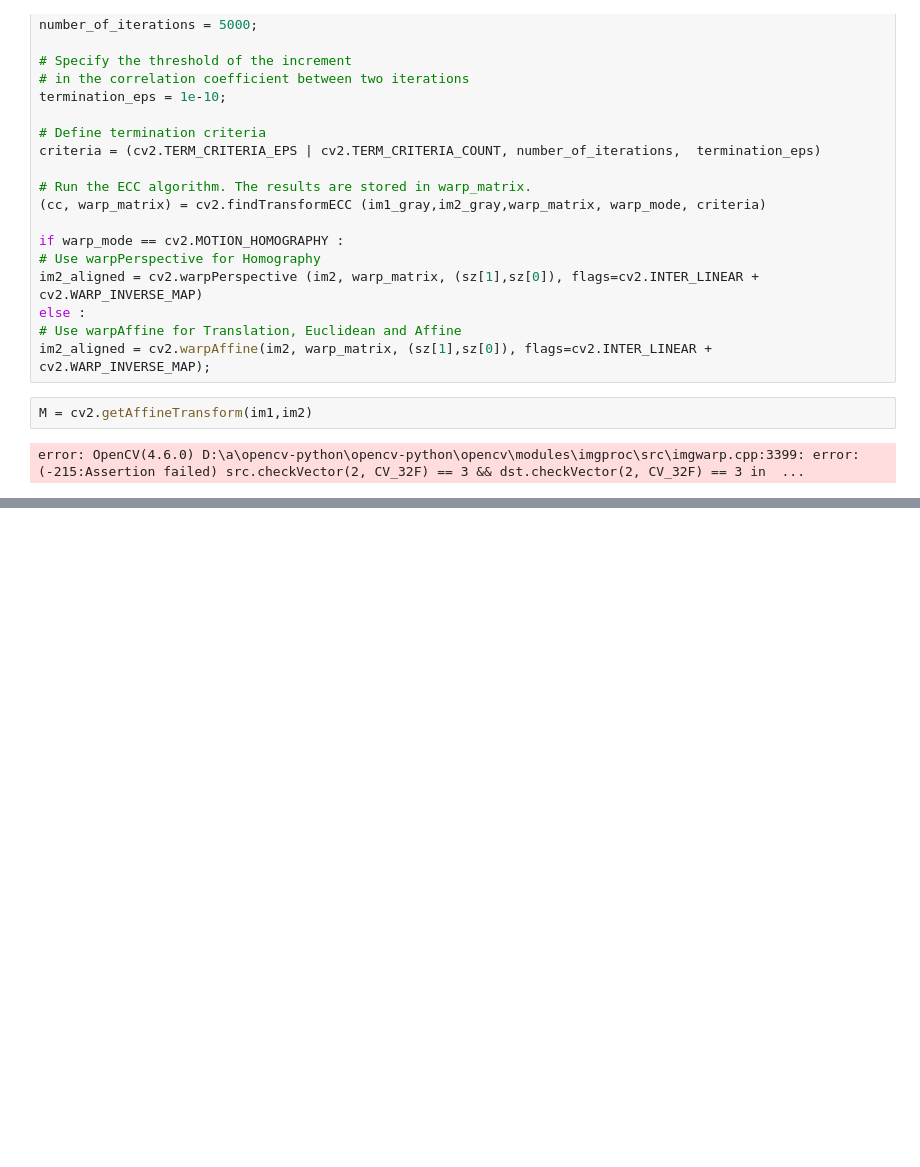
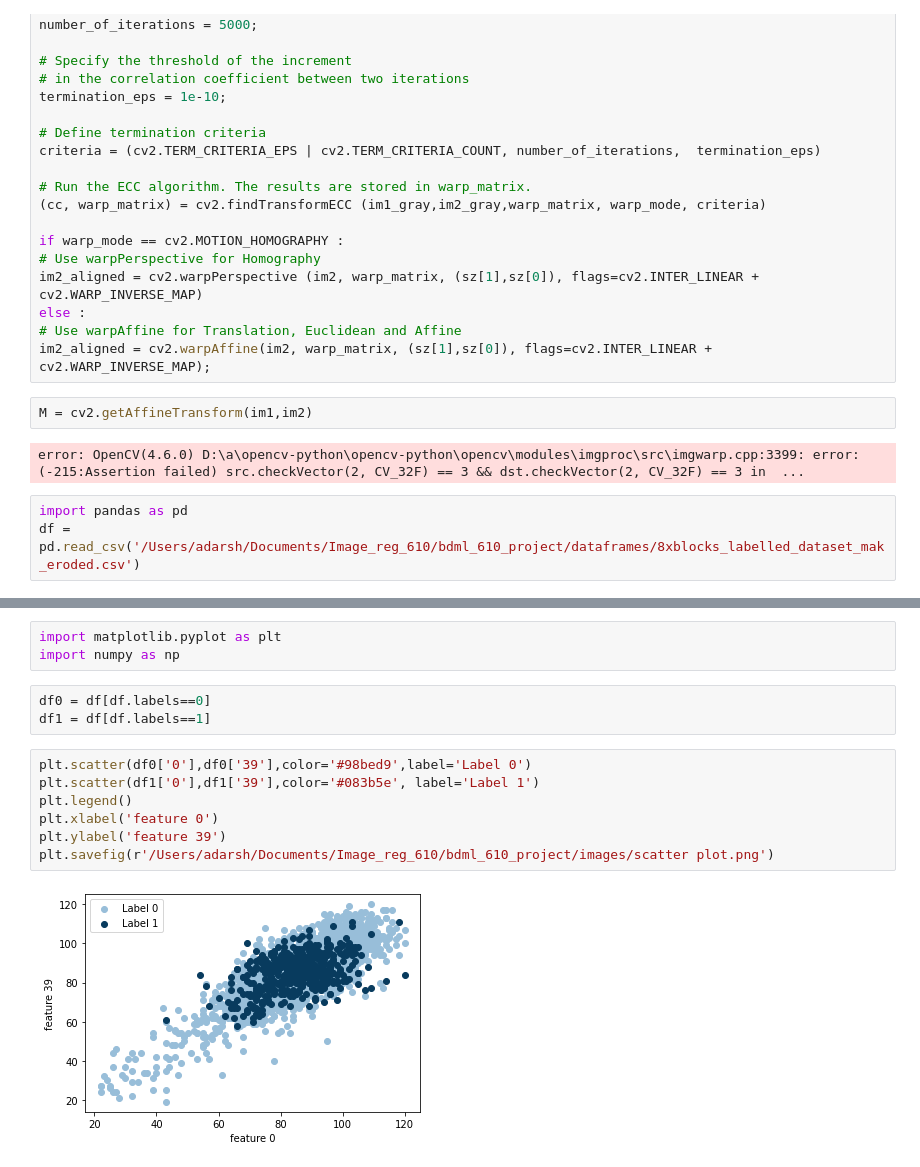
Before and after one commit to AdarshG-Uncg/bdml_610_project, a Jupyter notebook: exploration ipynb files/ex1.ipynb, the cells around one changed output, grey strips where cells are left out. Cells and saved outputs as stored; diff of their text form; blank space fills up the shorter version.

```diff
--- a/exploration ipynb files/ex1.ipynb
+++ b/exploration ipynb files/ex1.ipynb
@@ -509,3 +514,6 @@ im2_aligned = cv2.warpAffine(im2, warp_matrix, (sz[1],sz[0]), flags=cv2.INTER_LI
 M = cv2.getAffineTransform(im1,im2)
 # %% [output]
 error: OpenCV(4.6.0) D:\a\opencv-python\opencv-python\opencv\modules\imgproc\src\imgwarp.cpp:3399: error: (-215:Assertion failed) src.checkVector(2, CV_32F) == 3 && dst.checkVector(2, CV_32F) == 3 in  ...
+# %%
+import pandas as pd
+df = pd.read_csv('/Users/adarsh/Documents/Image_reg_610/bdml_610_project/dataframes/8xblocks_labelled_dataset_mak_eroded.csv')
@@ -511,0 +530,15 @@ error: OpenCV(4.6.0) D:\a\opencv-python\opencv-python\opencv\modules\imgproc\src
+# %%
+import matplotlib.pyplot as plt
+import numpy as np
+# %%
+df0 = df[df.labels==0]
+df1 = df[df.labels==1]
+# %%
+plt.scatter(df0['0'],df0['39'],color='#98bed9',label='Label 0')
+plt.scatter(df1['0'],df1['39'],color='#083b5e', label='Label 1')
+plt.legend()
+plt.xlabel('feature 0')
+plt.ylabel('feature 39')
+plt.savefig(r'/Users/adarsh/Documents/Image_reg_610/bdml_610_project/images/scatter plot.png')
+# %% [output]
+[figure, added]
```
Also changed, not shown: parts of 16 cells of this notebook, 3 other files.
